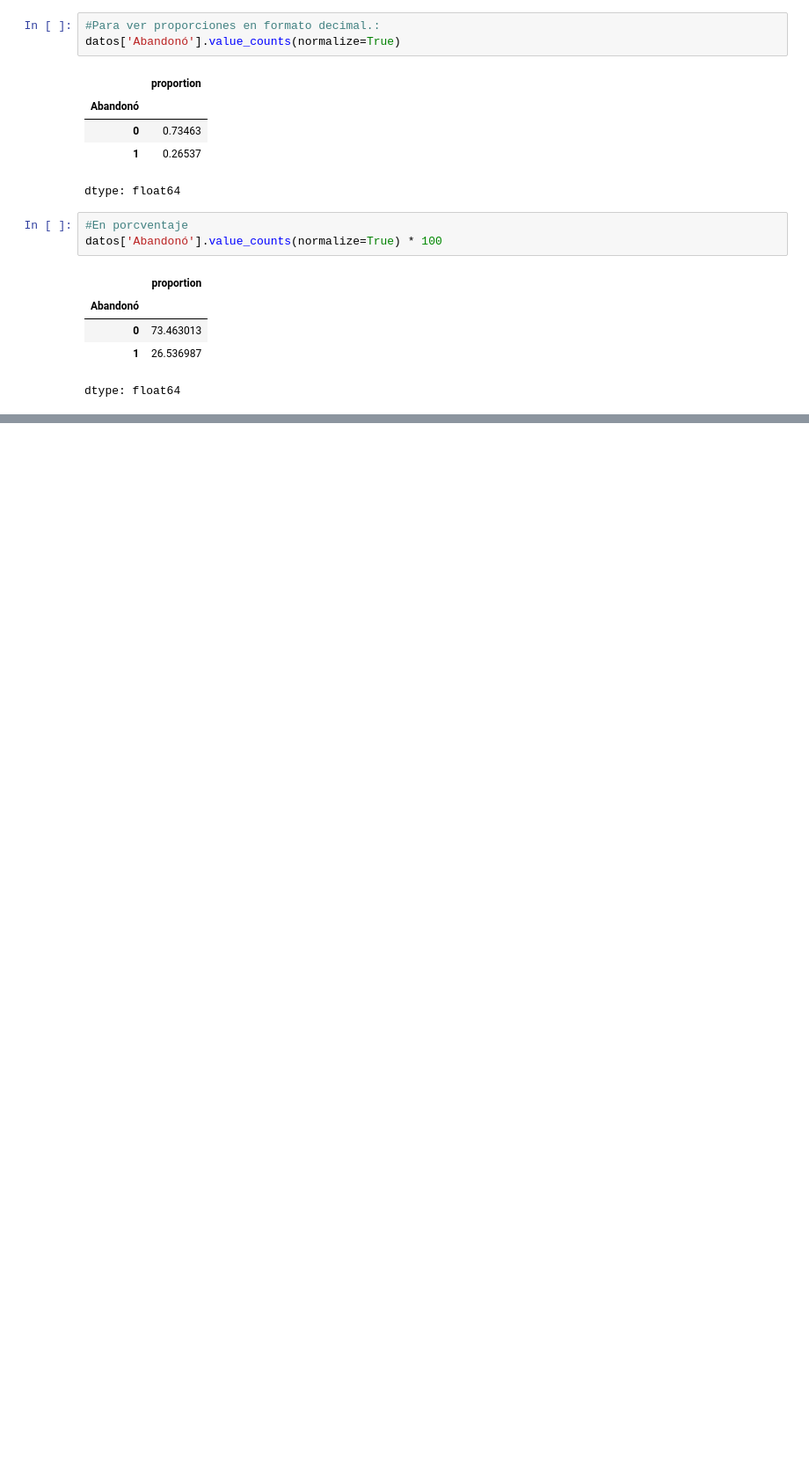
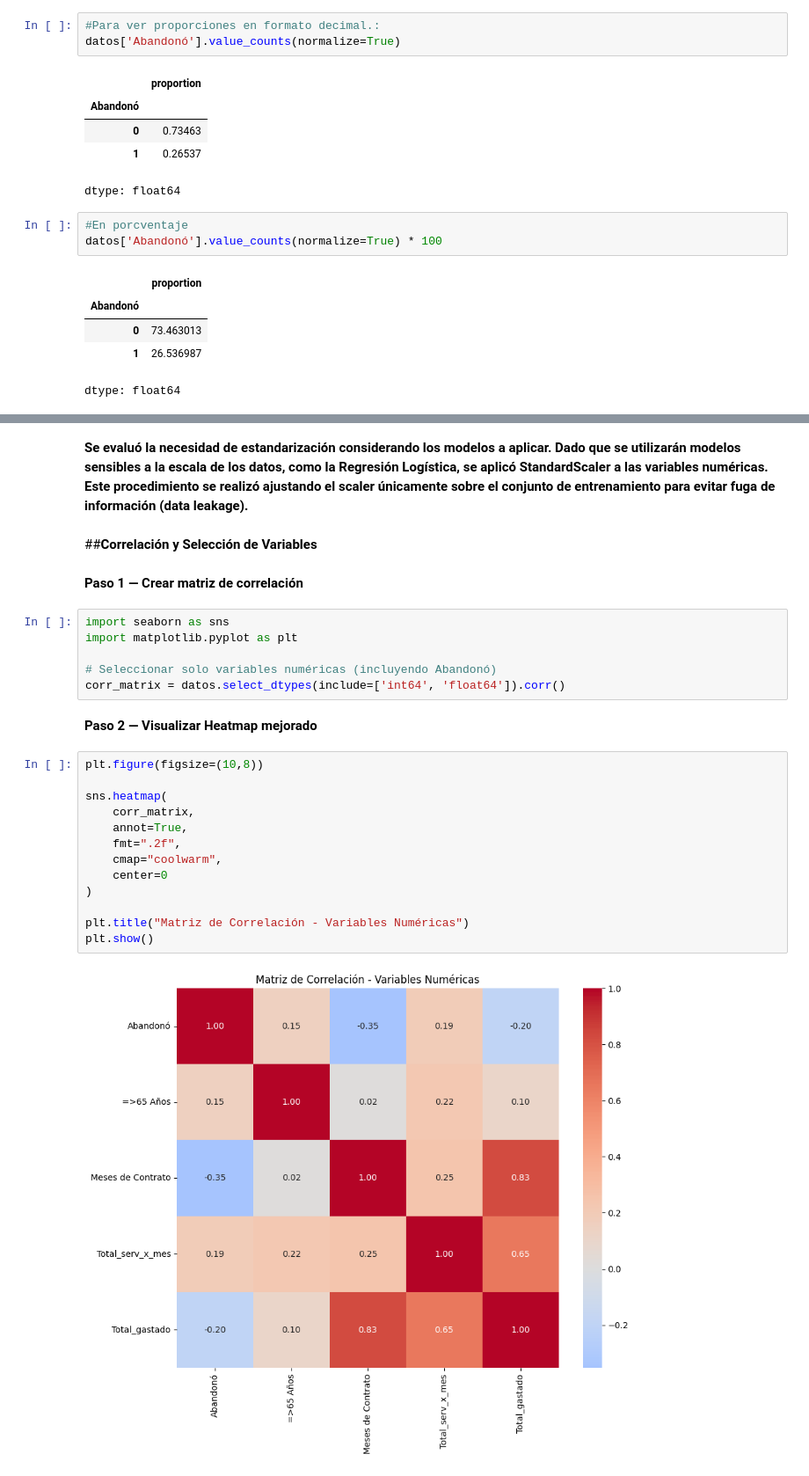
Before and after one commit to Charlymanuk/TELECOM-DESAFIO-PARTE-2, a Jupyter notebook: DESAFIO_TELECOM_2.ipynb, the cells around one changed output, grey strips where cells are left out. Shown at 88% size. Cells and saved outputs as stored; diff of their text form; blank space fills up the shorter version.

Commit message:
se llego hasta separacion de datos

```diff
--- a/DESAFIO_TELECOM_2.ipynb
+++ b/DESAFIO_TELECOM_2.ipynb
@@ -167,0 +206,33 @@ dtype: float64
+# %% [markdown]
+
+**Se evaluó la necesidad de estandarización considerando los modelos a aplicar. Dado que se utilizarán modelos sensibles a la escala de los datos, como la Regresión
+Logística, se aplicó StandardScaler a las variables numéricas. Este procedimiento
+se realizó ajustando el scaler únicamente sobre el conjunto de entrenamiento para
+evitar fuga de información (data leakage).**
+# %% [markdown]
+##**Correlación y Selección de Variables**
+# %% [markdown]
+**Paso 1 — Crear matriz de correlación**
+# %%
+import seaborn as sns
+import matplotlib.pyplot as plt
+
+# Seleccionar solo variables numéricas (incluyendo Abandonó)
+corr_matrix = datos.select_dtypes(include=['int64', 'float64']).corr()
+# %% [markdown]
+**Paso 2 — Visualizar Heatmap mejorado**
+# %%
+plt.figure(figsize=(10,8))
+
+sns.heatmap(
+    corr_matrix,
+    annot=True,
+    fmt=".2f",
+    cmap="coolwarm",
+    center=0
+)
+
+plt.title("Matriz de Correlación - Variables Numéricas")
+plt.show()
+# %% [output]
+[figure, added]
```
Also changed, not shown: parts of 22 cells of this notebook.
